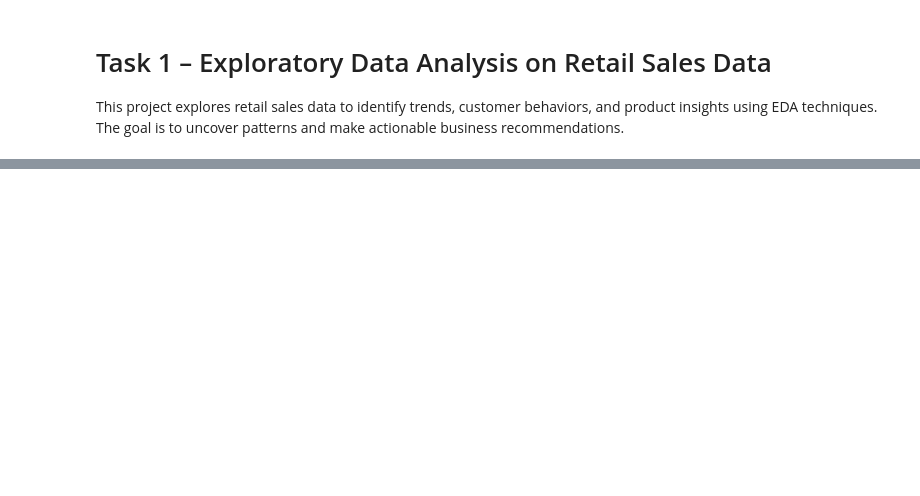
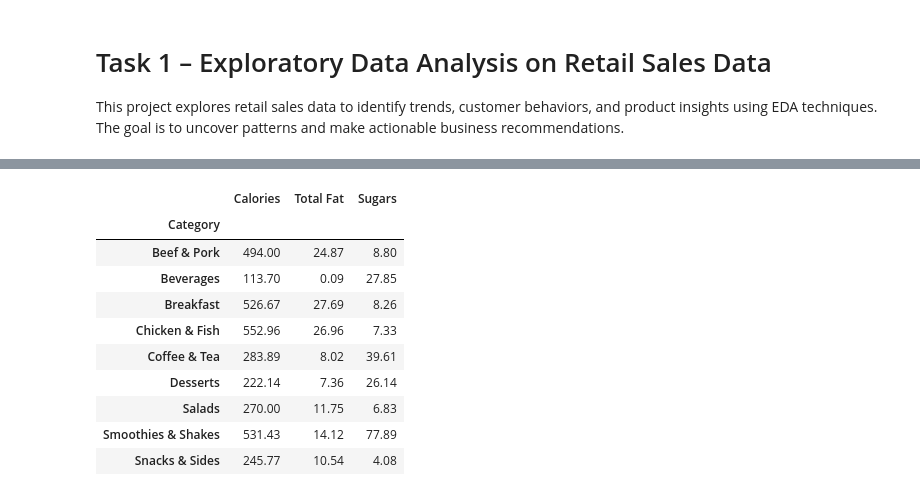
Before and after one commit to VidDureja/OIBSIP, a Jupyter notebook: Task1_EDA_Retail/notebook.ipynb, the cells around one changed output, grey strips where cells are left out. Saved outputs shown, nothing was run; the diff lists cells and outputs as text; code cells hidden in the pictures; blank space fills up the shorter version.

```diff
--- a/Task1_EDA_Retail/notebook.ipynb
+++ b/Task1_EDA_Retail/notebook.ipynb
@@ -47,0 +93,15 @@ df.head()
+# %%
+# Mean calories, fat, and sugar per category
+df.groupby("Category")[["Calories", "Total Fat", "Sugars"]].mean().round(2)
+# %% [output]
+|  | Calories | Total Fat | Sugars |
+| Category |  |  |  |
+| Beef & Pork | 494.00 | 24.87 | 8.80 |
+| Beverages | 113.70 | 0.09 | 27.85 |
+| Breakfast | 526.67 | 27.69 | 8.26 |
+| Chicken & Fish | 552.96 | 26.96 | 7.33 |
+| Coffee & Tea | 283.89 | 8.02 | 39.61 |
+| Desserts | 222.14 | 7.36 | 26.14 |
+| Salads | 270.00 | 11.75 | 6.83 |
+| Smoothies & Shakes | 531.43 | 14.12 | 77.89 |
+| Snacks & Sides | 245.77 | 10.54 | 4.08 |
```
Also changed, not shown: parts of 9 cells of this notebook.
